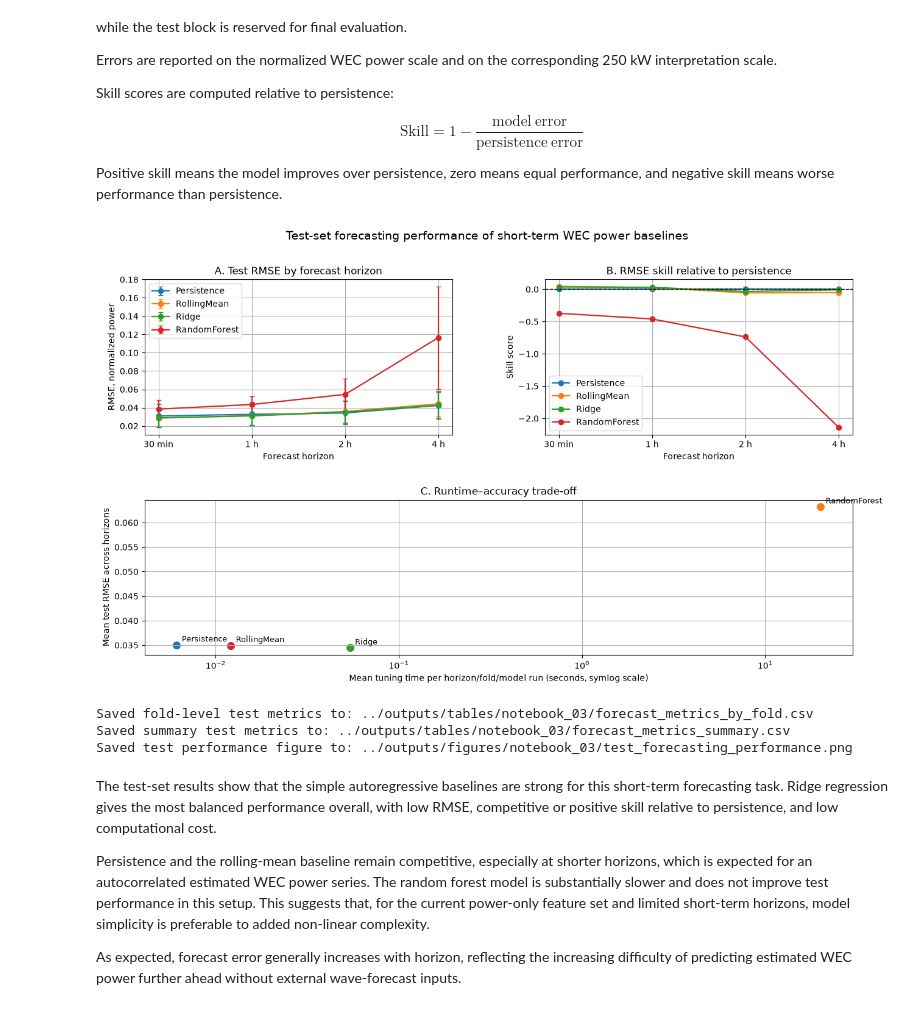
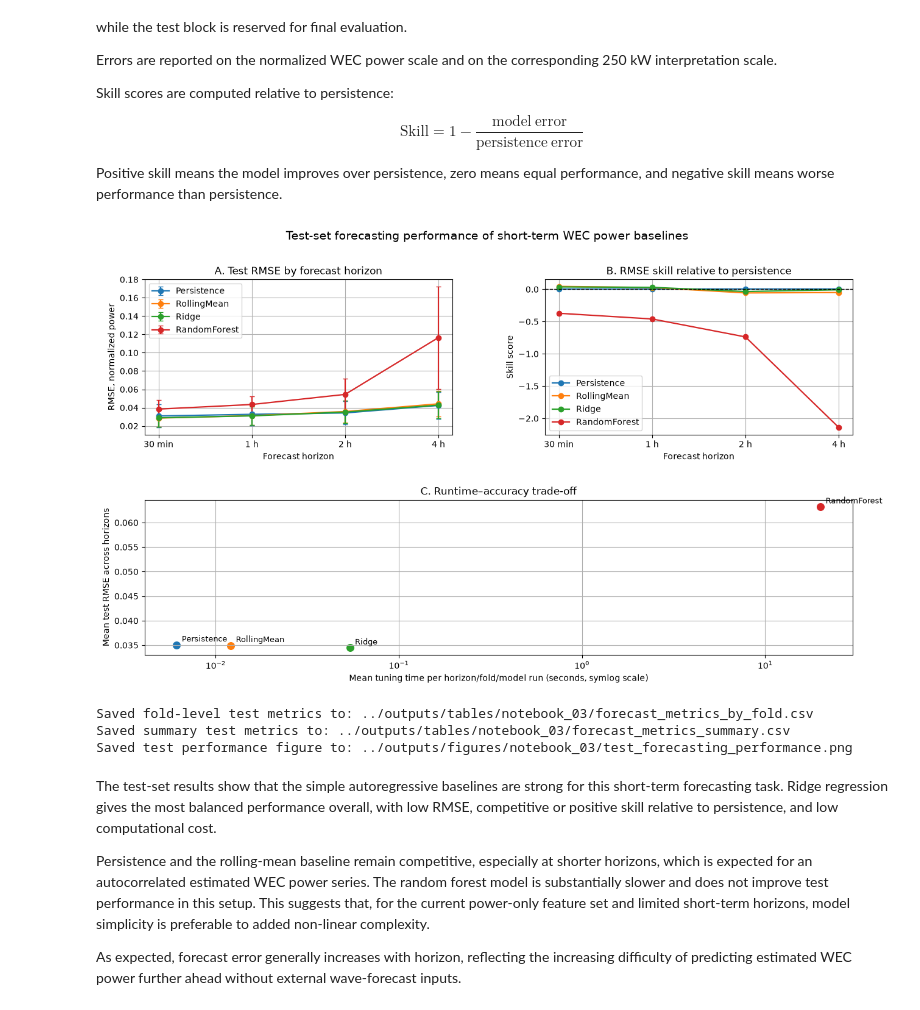
Before and after one commit to ChouaibB/wave-energy-forecasting-storage-ml, a Jupyter notebook: notebooks/03_forecasting_baselines.ipynb, the cells around one changed output. Saved outputs shown, nothing was run; the diff lists cells and outputs as text; code cells hidden in the pictures.

Commit message:
fix: RF as red not orange at runtime results plot

```diff
--- a/notebooks/03_forecasting_baselines.ipynb
+++ b/notebooks/03_forecasting_baselines.ipynb
@@ -1298,7 +1298,15 @@ horizon_order = (
 )
 
 horizon_labels = horizon_order["horizon_label"].tolist()
+
 model_order = ["Persistence", "RollingMean", "Ridge", "RandomForest"]
+
+model_colors = {
+    "Persistence": "C0",
+    "RollingMean": "C1",
+    "Ridge": "C2",
+    "RandomForest": "C3",
+}
 
 fig = plt.figure(figsize=(15, 8))
 gs = fig.add_gridspec(2, 2, height_ratios=[1, 1], hspace=0.42, wspace=0.30)
@@ -1325,6 +1333,7 @@ for model_name in model_order:
         marker="o",
         capsize=3,
         linewidth=1.6,
+        color=model_colors[model_name],
         label=model_name,
     )
 
@@ -1349,6 +1358,7 @@ for model_name in model_order:
         model_df["mean_rmse_skill_vs_persistence"],
         marker="o",
         linewidth=1.6,
+        color=model_colors[model_name],
         label=model_name,
     )
 
@@ -1359,42 +1369,53 @@ ax_skill.set_ylabel("Skill score")
 ax_skill.legend(frameon=True)
 
 
-for _, row in runtime_accuracy.iterrows():
+for model_name in model_order:
+    model_df = runtime_accuracy.loc[
+        runtime_accuracy["model"] == model_name
+    ]
+
+    if model_df.empty:
+        continue
+
+    row = model_df.iloc[0]
+
     ax_tradeoff.scatter(
         row["mean_tuning_time_seconds"],
         row["mean_rmse_norm"],
         s=70,
+        color=model_colors[model_name],
     )
 
     ax_tradeoff.annotate(
-        row["model"],
+        model_name,
         (
             row["mean_tuning_time_seconds"],
             row["mean_rmse_norm"],
         ),
         textcoords="offset points",
         xytext=(6, 4),
         fontsize=9,
     )
 
 ax_tradeoff.set_xscale("symlog", linthresh=0.01)
 ax_tradeoff.set_title("C. Runtime–accuracy trade-off")
 ax_tradeoff.set_xlabel("Mean tuning time per horizon/fold/model run (seconds, symlog scale)")
 ax_tradeoff.set_ylabel("Mean test RMSE across horizons")
 
 fig.suptitle(
     "Test-set forecasting performance of short-term WEC power baselines",
     fontsize=14,
     y=0.98,
 )
+
 fig.savefig(performance_figure_path, dpi=300, bbox_inches="tight")
 plt.show()
 
 print(f"Saved fold-level test metrics to: {metrics_by_fold_path}")
 print(f"Saved summary test metrics to: {metrics_summary_path}")
 print(f"Saved test performance figure to: {performance_figure_path}")
 # %% [output]
-[figure, old version]
+[figure, new version]
 Saved fold-level test metrics to: ../outputs/tables/notebook_03/forecast_metrics_by_fold.csv
 Saved summary test metrics to: ../outputs/tables/notebook_03/forecast_metrics_summary.csv
 Saved test performance figure to: ../outputs/figures/notebook_03/test_forecasting_performance.png
```
Also changed, not shown: 1 other file.
